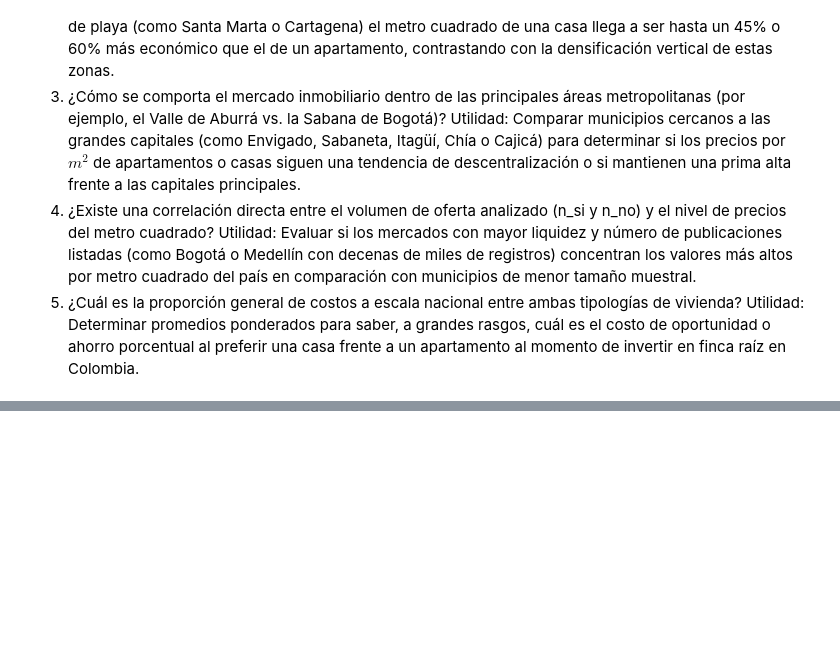
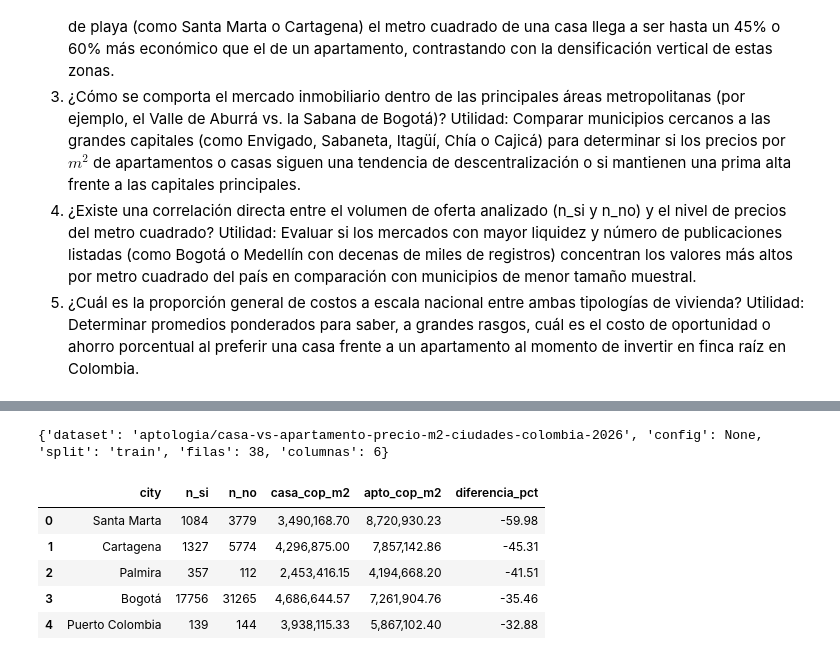
Before and after one commit to renezh64/Ideacion_y_Documentacion, a Jupyter notebook: src/actividad1/Actividad3.ipynb, the cells around one changed output, grey strips where cells are left out. Cells and saved outputs as stored; diff of their text form; code cells hidden in the pictures; blank space fills up the shorter version.

```diff
--- a/src/actividad1/Actividad3.ipynb
+++ b/src/actividad1/Actividad3.ipynb
@@ -38,0 +43,27 @@ Utilidad: Determinar promedios ponderados para saber, a grandes rasgos, cuál es
+# %%
+import sys  # Módulo del sistema; permite modificar las rutas donde Python busca módulos
+from pathlib import Path  # Para manejar rutas de carpetas
+##librerias para graficar
+import matplotlib.pyplot as plt
+import seaborn as sns
+import numpy as np
+
+ROOT = Path.cwd().resolve()  # Empezamos en la carpeta desde donde se ejecuta el notebook
+while ROOT != ROOT.parent and not (ROOT / "src" / "clases_po").exists():  # Mientras no encontremos src/clases_po...
+    ROOT = ROOT.parent  # ...subimos una carpeta
+
+sys.path.insert(0, str(ROOT / "src"))  # Agregamos src/ a las rutas de búsqueda de Python
+
+import pandas as pd  # Librería para trabajar con DataFrames
+from clases_po import HFDatasetLoader, Reportes  # Importamos las dos clases desde src/clases_po
+
+pd.set_option("display.float_format", "{:,.2f}".format)  # Muestra los decimales con 2 cifras y separador de miles
+loader = HFDatasetLoader(  # Creamos el cargador
+    dataset_name="aptologia/casa-vs-apartamento-precio-m2-ciudades-colombia-2026",  # Identificador del dataset en Hugging Face
+    split="train",  # División a descargar (es la única que tiene)
+    filename="datos/vivienda_colombia.csv",  # Copia de los datos originales en CSV
+)
+df = loader.load()  # Descargamos el dataset y lo obtenemos como DataFrame de pandas
+print(loader.info())  # Información básica: dataset, split, filas y columnas
+df.head()  # Mostramos las primeras 5 filas para observar los datos (esto NO es una transformación)
+# %% [output]
@@ -38,0 +71,7 @@ Utilidad: Determinar promedios ponderados para saber, a grandes rasgos, cuál es
+{'dataset': 'aptologia/casa-vs-apartamento-precio-m2-ciudades-colombia-2026', 'config': None, 'split': 'train', 'filas': 38, 'columnas': 6}
+|  | city | n_si | n_no | casa_cop_m2 | apto_cop_m2 | diferencia_pct |
+| 0 | Santa Marta | 1084 | 3779 | 3,490,168.70 | 8,720,930.23 | -59.98 |
+| 1 | Cartagena | 1327 | 5774 | 4,296,875.00 | 7,857,142.86 | -45.31 |
+| 2 | Palmira | 357 | 112 | 2,453,416.15 | 4,194,668.20 | -41.51 |
+| 3 | Bogotá | 17756 | 31265 | 4,686,644.57 | 7,261,904.76 | -35.46 |
+| 4 | Puerto Colombia | 139 | 144 | 3,938,115.33 | 5,867,102.40 | -32.88 |
```
Also changed, not shown: parts of 10 cells of this notebook, 1 other file.
